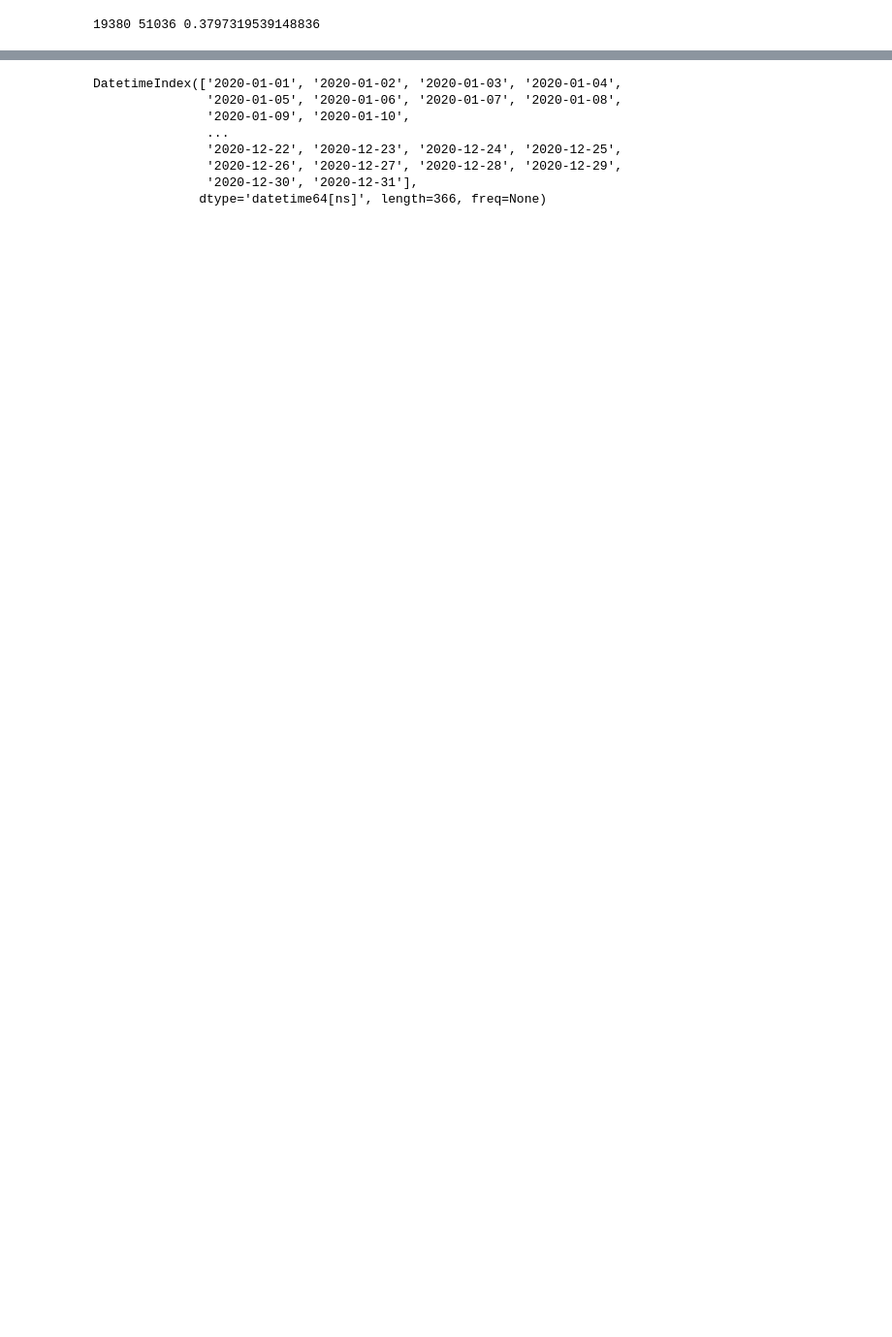
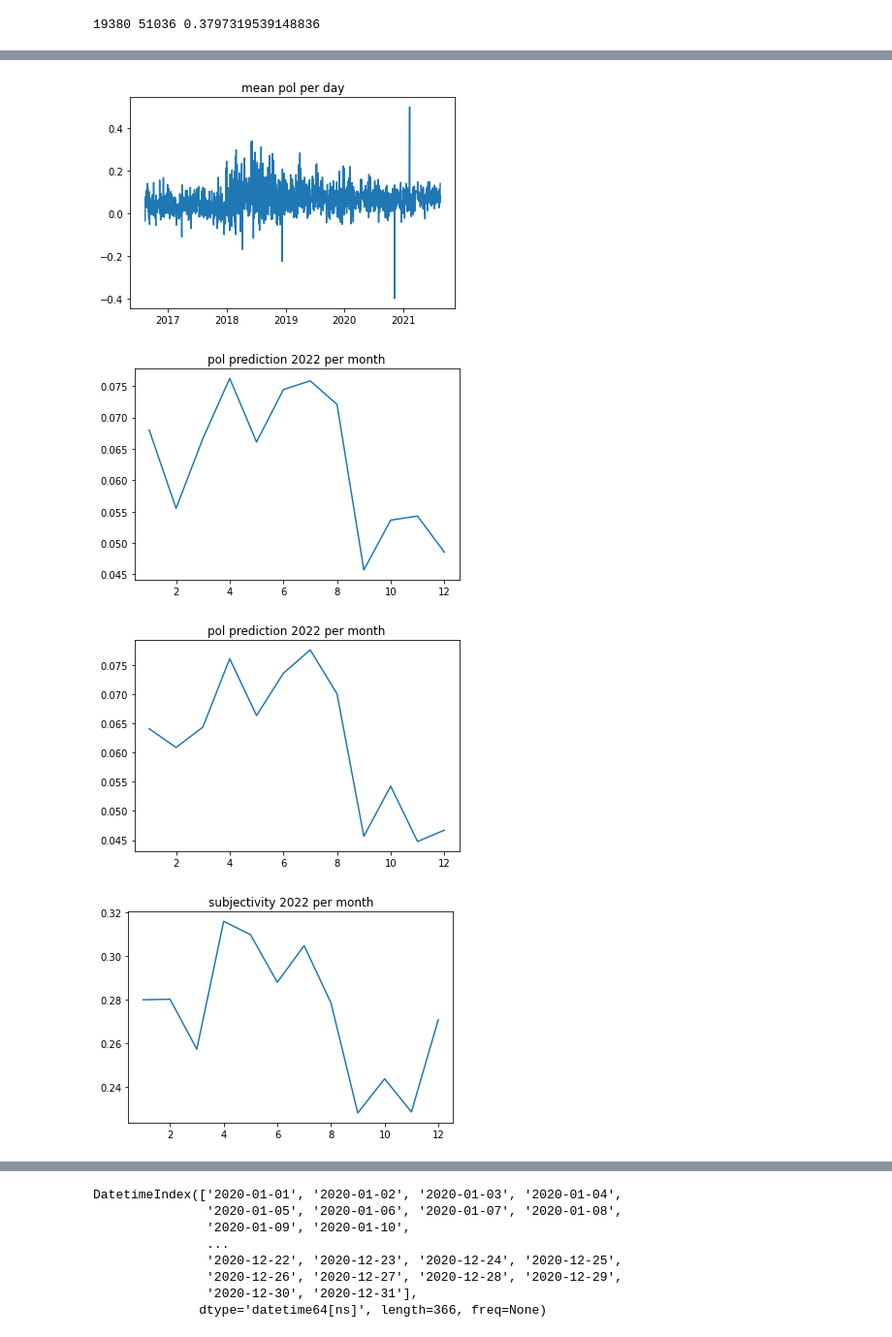
Before and after one commit to JulienF-Q/PBHLTH132, a Jupyter notebook: ph_notebook.ipynb, the cells around one changed output, grey strips where cells are left out. Shown at 97% size. Cells and saved outputs as stored; diff of their text form; code cells hidden in the pictures; blank space fills up the shorter version.

Commit message:
different plot period

```diff
--- a/ph_notebook.ipynb
+++ b/ph_notebook.ipynb
@@ -30,9 +34,10 @@ month_day_vector = pd.to_datetime([f"2020-{str(month)}-{str(day)}" for day, mont
 month_day_uniques = month_day_vector.unique().sort_values(ascending=1)
 
 polarity_mean_per_day = []
+subjectivity_mean_per_day = []
 for month_day in month_day_uniques:
     filter_same_month_and_day = np.logical_and(data.index.day == month_day.day, data.index.month ==  month_day.month)
     polarity_mean_per_day.append(np.sum(data[filter_same_month_and_day].sentiment_polarity)/np.sum(filter_same_month_and_day))
+    subjectivity_mean_per_day.append(np.sum(data[filter_same_month_and_day].sentiment_subjectivity)/np.sum(filter_same_month_and_day))
 
-
-sentiment_per_month = data.sentiment_polarity.groupby(data.index.month).mean()
+# sentiment_per_month = data.sentiment_polarity.groupby(data.index.month).mean()
@@ -61,0 +66,29 @@ plt.show()
+# %%
+def plot(x, y, title):
+    plt.plot(x, y)
+    plt.title(title)
+    plt.show()
+
+def plot_df(df, title_to_add_after_col_name, y_col_names = [], x_col = "index"):
+    y_col_names = df.columns if y_col_names == [] else y_col_names
+    for col_name in y_col_names:
+        x = df.index if x_col == "index" else df[x_col]
+        plot(x, df[col_name], col_name + " " + title_to_add_after_col_name)
+
+plot(data_per_day.index.date, data_per_day.polarity, "mean pol per day")
+
+plot(months, sentiment_per_month, "pol prediction 2022 per month")
+plot(months, data_per_day.groupby(data_per_day.index.month).polarity.mean(), "pol prediction 2022 per month")
+plot(months, data_per_day.groupby(data_per_day.index.month).subjectivity.mean(), "subjectivity 2022 per month")
+
+plot(month_day_uniques, polarity_mean_per_day, "pol mean per day")
+plot(month_day_uniques, subjectivity_mean_per_day, "subjectivity mean per day")
+plot_df(data_per_day.groupby(pd.Grouper(key = "day", freq="W-MON")).mean(), "per week starting by monday" )
+plot_df(data_per_day.groupby(pd.Grouper(key = "day", freq="M")).mean(), "per month" )
+
+plot_df(data_per_day.groupby(data_per_day.index.weekday).mean(), 'per day of week')
+# %% [output]
+[figure, added]
+[figure, added]
+[figure, added]
+[figure, added]
```
Also changed, not shown: parts of 8 cells of this notebook.
